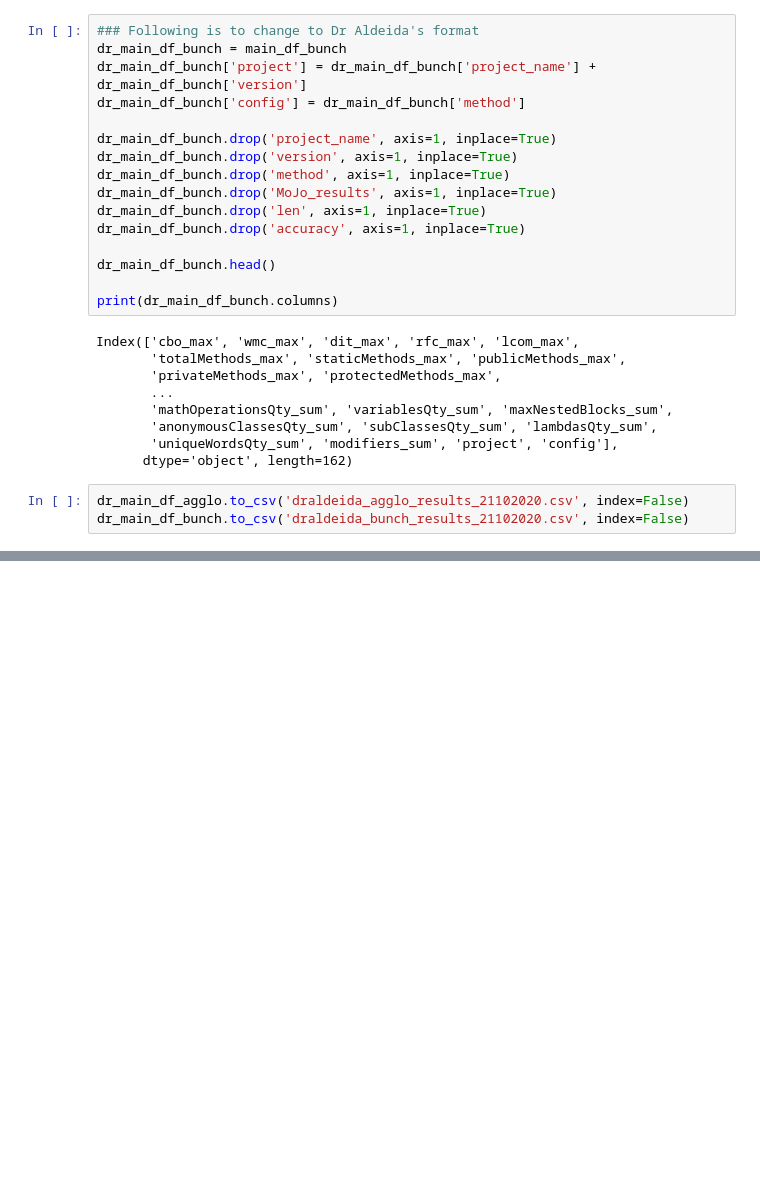
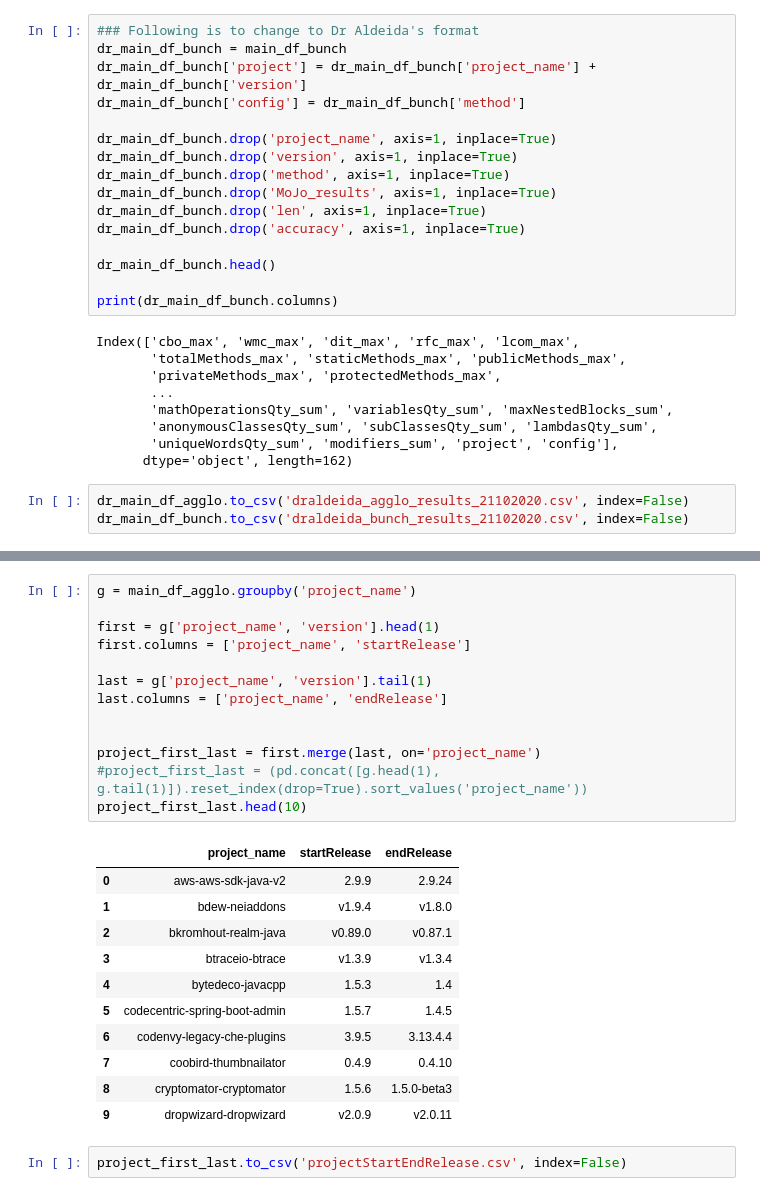
Before and after one commit to alvintanjianjia/SoftwareRemodularization, a Jupyter notebook: Results_Gathering.ipynb, the cells around one changed output, grey strips where cells are left out. Saved outputs shown, nothing was run; the diff lists cells and outputs as text; blank space fills up the shorter version.

```diff
--- a/Results_Gathering.ipynb
+++ b/Results_Gathering.ipynb
@@ -388,0 +399,27 @@ dr_main_df_bunch.to_csv('draldeida_bunch_results_21102020.csv', index=False)
+# %%
+g = main_df_agglo.groupby('project_name')
+
+first = g['project_name', 'version'].head(1)
+first.columns = ['project_name', 'startRelease']
+
+last = g['project_name', 'version'].tail(1)
+last.columns = ['project_name', 'endRelease']
+
+
+project_first_last = first.merge(last, on='project_name')
+#project_first_last = (pd.concat([g.head(1), g.tail(1)]).reset_index(drop=True).sort_values('project_name'))
+project_first_last.head(10)
+# %% [output]
+|  | project_name | startRelease | endRelease |
+| 0 | aws-aws-sdk-java-v2 | 2.9.9 | 2.9.24 |
+| 1 | bdew-neiaddons | v1.9.4 | v1.8.0 |
+| 2 | bkromhout-realm-java | v0.89.0 | v0.87.1 |
+| 3 | btraceio-btrace | v1.3.9 | v1.3.4 |
+| 4 | bytedeco-javacpp | 1.5.3 | 1.4 |
+| 5 | codecentric-spring-boot-admin | 1.5.7 | 1.4.5 |
+| 6 | codenvy-legacy-che-plugins | 3.9.5 | 3.13.4.4 |
+| 7 | coobird-thumbnailator | 0.4.9 | 0.4.10 |
+| 8 | cryptomator-cryptomator | 1.5.6 | 1.5.0-beta3 |
+| 9 | dropwizard-dropwizard | v2.0.9 | v2.0.11 |
+# %%
+project_first_last.to_csv('projectStartEndRelease.csv', index=False)
```
Also changed, not shown: parts of 3 cells of this notebook, 1 other file.
